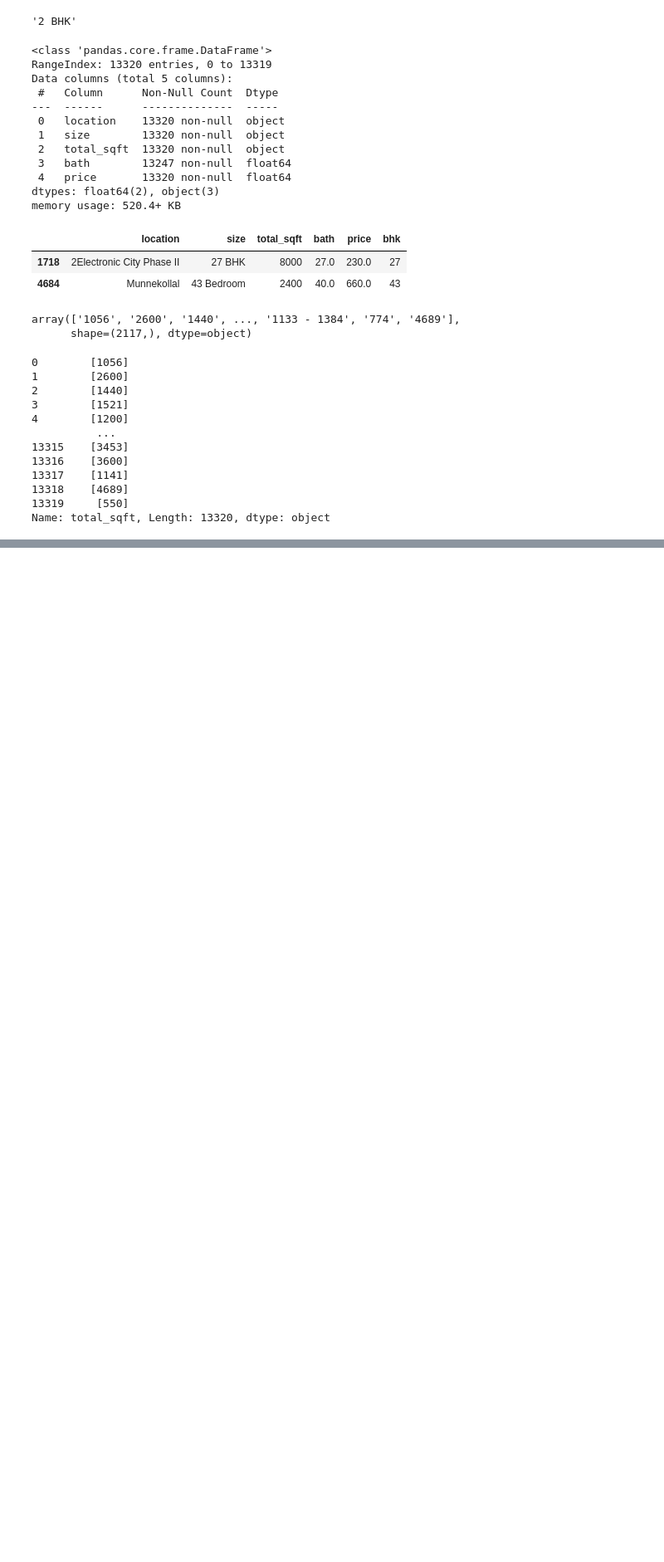
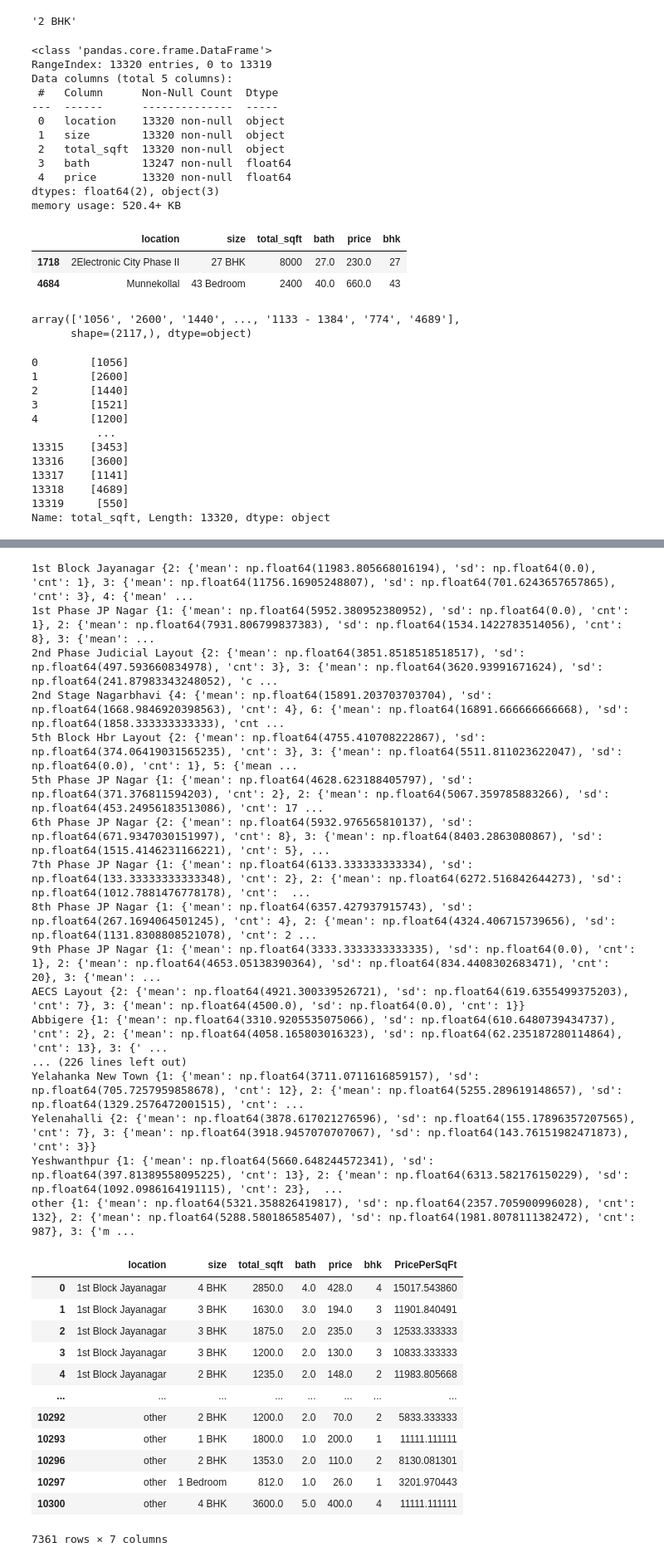
Before and after one commit to NayanSP/ML, a Jupyter notebook: BanglorePricePrediction.ipynb, the cells around one changed output, grey strips where cells are left out. Shown at 83% size. Saved outputs shown, nothing was run; the diff lists cells and outputs as text; code cells hidden in the pictures; blank space fills up the shorter version.

```diff
--- a/BanglorePricePrediction.ipynb
+++ b/BanglorePricePrediction.ipynb
@@ -277,0 +369,3 @@ AttributeError: 'list' object has no attribute 'replace'
+# %%
+df.location = df.location.apply(lambda x:'other' if x in loc_cnt_less10 else x)
+df.location.value_counts()
@@ -277,0 +410,3 @@ AttributeError: 'list' object has no attribute 'replace'
+# %%
+df = df[(df.total_sqft/df.bhk)>=300]
+df.describe()
@@ -277,0 +435,12 @@ AttributeError: 'list' object has no attribute 'replace'
+# %%
+def remove_outlier_sqft(df):
+    df_op = pd.DataFrame()
+    for key, subdf in df.groupby('location'):
+        m = np.mean(subdf.PricePerSqFt)
+        sd= np.std(subdf.PricePerSqFt)
+        gen_df = subdf[(subdf.PricePerSqFt>(m-sd)) & (subdf.PricePerSqFt<=(m+sd))]
+        df_op = pd.concat([df_op, gen_df], ignore_index=True)
+    return df_op
+
+df = remove_outlier_sqft(df)
+df.describe()
@@ -277,0 +457,51 @@ AttributeError: 'list' object has no attribute 'replace'
+# %%
+def bhk_outlier_remover(df):
+    exclude_index = np.array([])
+    for loc, loc_df in df.groupby('location'):
+        bhk_stats = {}
+        for bhk, bhk_df in loc_df.groupby('bhk'):
+            bhk_stats[bhk] = {
+                'mean':np.mean(bhk_df.PricePerSqFt),
+                'sd':np.std(bhk_df.PricePerSqFt),
+                'cnt':bhk_df.shape[0]
+            }
+        print(loc, bhk_stats)
+        for bhk, bhk_df in loc_df.groupby('bhk'):
+            stats = bhk_stats.get(bhk-1)
+            if stats and stats['cnt']>5:
+                exclude_index = np.append(exclude_index, bhk_df[bhk_df.PricePerSqFt<stats['mean']].index.values)
+    return df.drop(exclude_index, axis = 'index')
+# %%
+df = bhk_outlier_remover(df)
+df
+# %% [output]
+1st Block Jayanagar {2: {'mean': np.float64(11983.805668016194), 'sd': np.float64(0.0), 'cnt': 1}, 3: {'mean': np.float64(11756.16905248807), 'sd': np.float64(701.6243657657865), 'cnt': 3}, 4: {'mean' ...
+1st Phase JP Nagar {1: {'mean': np.float64(5952.380952380952), 'sd': np.float64(0.0), 'cnt': 1}, 2: {'mean': np.float64(7931.806799837383), 'sd': np.float64(1534.1422783514056), 'cnt': 8}, 3: {'mean': ...
+2nd Phase Judicial Layout {2: {'mean': np.float64(3851.8518518518517), 'sd': np.float64(497.593660834978), 'cnt': 3}, 3: {'mean': np.float64(3620.93991671624), 'sd': np.float64(241.87983343248052), 'c ...
+2nd Stage Nagarbhavi {4: {'mean': np.float64(15891.203703703704), 'sd': np.float64(1668.9846920398563), 'cnt': 4}, 6: {'mean': np.float64(16891.666666666668), 'sd': np.float64(1858.333333333333), 'cnt ...
+5th Block Hbr Layout {2: {'mean': np.float64(4755.410708222867), 'sd': np.float64(374.06419031565235), 'cnt': 3}, 3: {'mean': np.float64(5511.811023622047), 'sd': np.float64(0.0), 'cnt': 1}, 5: {'mean ...
+5th Phase JP Nagar {1: {'mean': np.float64(4628.623188405797), 'sd': np.float64(371.376811594203), 'cnt': 2}, 2: {'mean': np.float64(5067.359785883266), 'sd': np.float64(453.24956183513086), 'cnt': 17 ...
+6th Phase JP Nagar {2: {'mean': np.float64(5932.976565810137), 'sd': np.float64(671.9347030151997), 'cnt': 8}, 3: {'mean': np.float64(8403.2863080867), 'sd': np.float64(1515.4146231166221), 'cnt': 5}, ...
+7th Phase JP Nagar {1: {'mean': np.float64(6133.333333333334), 'sd': np.float64(133.33333333333348), 'cnt': 2}, 2: {'mean': np.float64(6272.516842644273), 'sd': np.float64(1012.7881476778178), 'cnt':  ...
+8th Phase JP Nagar {1: {'mean': np.float64(6357.427937915743), 'sd': np.float64(267.1694064501245), 'cnt': 4}, 2: {'mean': np.float64(4324.406715739656), 'sd': np.float64(1131.8308808521078), 'cnt': 2 ...
+9th Phase JP Nagar {1: {'mean': np.float64(3333.3333333333335), 'sd': np.float64(0.0), 'cnt': 1}, 2: {'mean': np.float64(4653.05138390364), 'sd': np.float64(834.4408302683471), 'cnt': 20}, 3: {'mean': ...
+AECS Layout {2: {'mean': np.float64(4921.300339526721), 'sd': np.float64(619.6355499375203), 'cnt': 7}, 3: {'mean': np.float64(4500.0), 'sd': np.float64(0.0), 'cnt': 1}}
+Abbigere {1: {'mean': np.float64(3310.9205535075066), 'sd': np.float64(610.6480739434737), 'cnt': 2}, 2: {'mean': np.float64(4058.165803016323), 'sd': np.float64(62.235187280114864), 'cnt': 13}, 3: {' ...
+... (226 lines left out)
+Yelahanka New Town {1: {'mean': np.float64(3711.0711616859157), 'sd': np.float64(705.7257959858678), 'cnt': 12}, 2: {'mean': np.float64(5255.289619148657), 'sd': np.float64(1329.2576472001515), 'cnt': ...
+Yelenahalli {2: {'mean': np.float64(3878.617021276596), 'sd': np.float64(155.17896357207565), 'cnt': 7}, 3: {'mean': np.float64(3918.9457070707067), 'sd': np.float64(143.76151982471873), 'cnt': 3}}
+Yeshwanthpur {1: {'mean': np.float64(5660.648244572341), 'sd': np.float64(397.81389558095225), 'cnt': 13}, 2: {'mean': np.float64(6313.582176150229), 'sd': np.float64(1092.0986164191115), 'cnt': 23},  ...
+other {1: {'mean': np.float64(5321.358826419817), 'sd': np.float64(2357.705900996028), 'cnt': 132}, 2: {'mean': np.float64(5288.580186585407), 'sd': np.float64(1981.8078111382472), 'cnt': 987}, 3: {'m ...
+|  | location | size | total_sqft | bath | price | bhk | PricePerSqFt |
+| 0 | 1st Block Jayanagar | 4 BHK | 2850.0 | 4.0 | 428.0 | 4 | 15017.543860 |
+| 1 | 1st Block Jayanagar | 3 BHK | 1630.0 | 3.0 | 194.0 | 3 | 11901.840491 |
+| 2 | 1st Block Jayanagar | 3 BHK | 1875.0 | 2.0 | 235.0 | 3 | 12533.333333 |
+| 3 | 1st Block Jayanagar | 3 BHK | 1200.0 | 2.0 | 130.0 | 3 | 10833.333333 |
+| 4 | 1st Block Jayanagar | 2 BHK | 1235.0 | 2.0 | 148.0 | 2 | 11983.805668 |
+| ... | ... | ... | ... | ... | ... | ... | ... |
+| 10292 | other | 2 BHK | 1200.0 | 2.0 | 70.0 | 2 | 5833.333333 |
+| 10293 | other | 1 BHK | 1800.0 | 1.0 | 200.0 | 1 | 11111.111111 |
+| 10296 | other | 2 BHK | 1353.0 | 2.0 | 110.0 | 2 | 8130.081301 |
+| 10297 | other | 1 Bedroom | 812.0 | 1.0 | 26.0 | 1 | 3201.970443 |
+| 10300 | other | 4 BHK | 3600.0 | 5.0 | 400.0 | 4 | 11111.111111 |
+7361 rows × 7 columns
```
Also changed, not shown: parts of 27 cells of this notebook.
